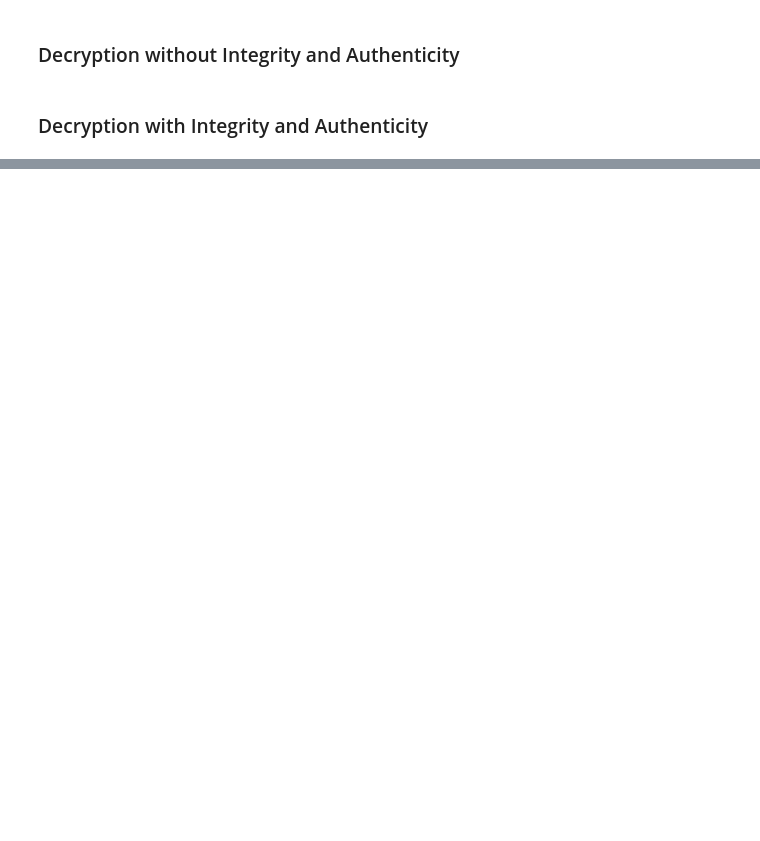
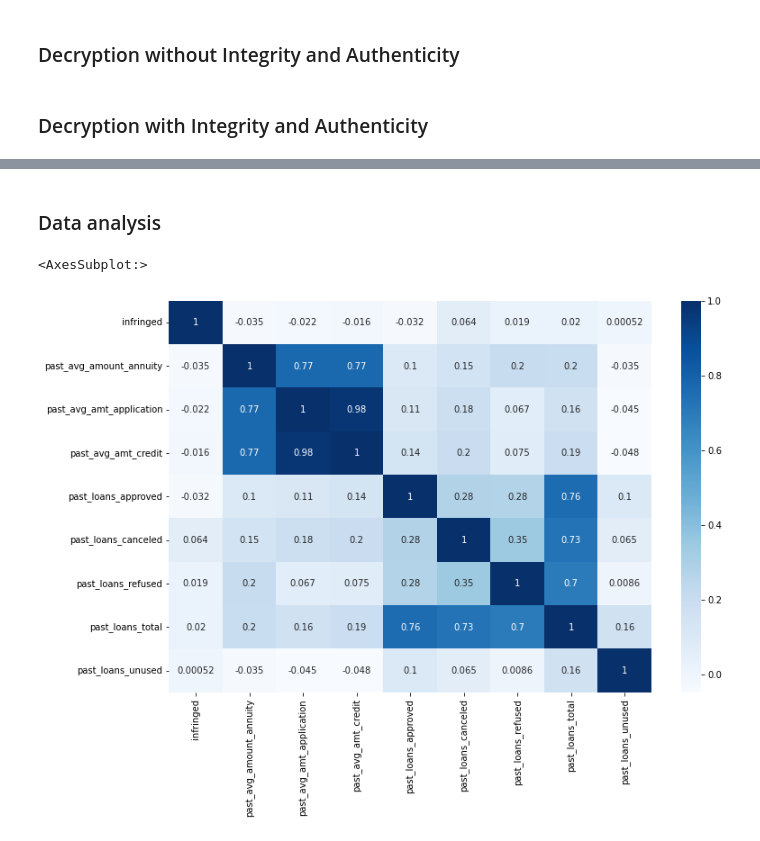
Before and after one commit to patii01/SP-Project, a Jupyter notebook: code/Delentture.ipynb, the cells around one changed output, grey strips where cells are left out. Drawn from its saved outputs; the diff is of its cells as text; code cells hidden in the pictures; blank space fills up the shorter version.

Commit message:
Data Analysis

```diff
--- a/code/Delentture.ipynb
+++ b/code/Delentture.ipynb
@@ -76,4 +95,6 @@ with open ("shared_file", "rb") as file:
 with open ("shared_file", "rb") as file:
     nonce = file.read()
 
-pd.read_csv(StringIO(aesgcm.decrypt(nonce, infringement_dataset_enc, None).decode("utf-8")))
+infringement_dataset = pd.read_csv(StringIO(aesgcm.decrypt(nonce, infringement_dataset_enc, None).decode("utf-8")))
+# %% [markdown]
+### Data analysis
@@ -79,0 +104,10 @@ pd.read_csv(StringIO(aesgcm.decrypt(nonce, infringement_dataset_enc, None).decod
+# %%
+df = infringement_dataset[['infringed', 'past_avg_amount_annuity', 'past_avg_amt_application', 'past_avg_amt_credit', 'past_loans_approved', 'past_loans_canceled', 'past_loans_refused', 'past_loans_total', 'past_loans_unused']]
+
+corr = df.corr()
+
+plt.figure(figsize=(12,8))
+sns.heatmap(corr, cmap="Blues", annot=True)
+# %% [output]
+<AxesSubplot:>
+[figure, added]
```
Also changed, not shown: parts of 6 cells of this notebook.
